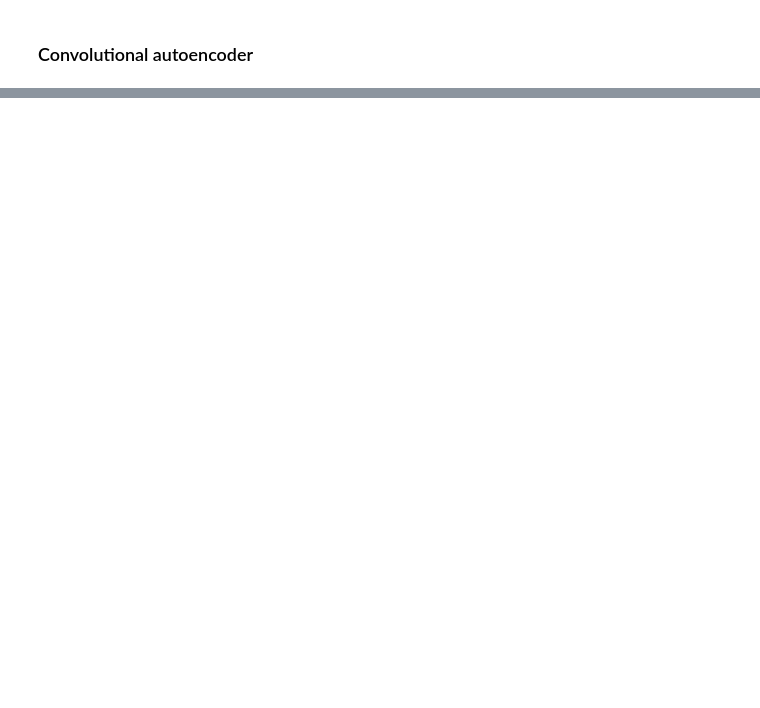
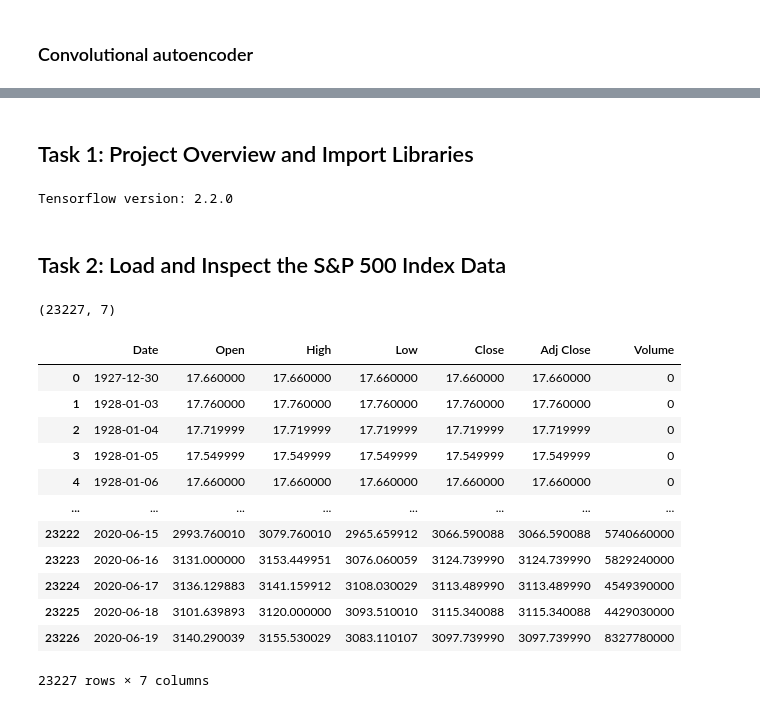
Before and after one commit to kevinpulido89/ML, a Jupyter notebook: Building AutoEncoders.ipynb, the cells around one changed output, grey strips where cells are left out. Drawn from its saved outputs; the diff is of its cells as text; code cells hidden in the pictures; blank space fills up the shorter version.

```diff
--- a/Building AutoEncoders.ipynb
+++ b/Building AutoEncoders.ipynb
@@ -689,22 +515,47 @@ for images, row in zip([noise_test_dataset[:10], predicted], axes):
 <img align=center src="https://rhyme.com/assets/img/logo-dark.png"></img>
 
 # Introduction to Anomaly Detection in Time Series with Keras
+# %% [markdown]
+## Task 1: Project Overview and Import Libraries
 # %%
 import numpy as np
 import tensorflow as tf
 import pandas as pd
 pd.options.mode.chained_assignment = None
 import seaborn as sns
-from matplotlib.pylab import rcParams
 import matplotlib.pyplot as plt
 import plotly.express as px
 import plotly.graph_objects as go
+from matplotlib.pylab import rcParams
 
 %matplotlib inline
 
 sns.set(style='whitegrid', palette='muted')
-rcParams['figure.figsize'] = 14, 8
+rcParams['figure.figsize'] = 14, 7
 np.random.seed(1)
 tf.random.set_seed(1)
 
 print('Tensorflow version:', tf.__version__)
+# %% [output]
+Tensorflow version: 2.2.0
+# %% [markdown]
+## Task 2: Load and Inspect the S&P 500 Index Data
+# %%
+df = pd.read_csv('/content/S&P_500_Index_1927_2020.csv', parse_dates=['Date'])
+print(df.shape)
+display(df)
+# %% [output]
+(23227, 7)
+|  | Date | Open | High | Low | Close | Adj Close | Volume |
+| 0 | 1927-12-30 | 17.660000 | 17.660000 | 17.660000 | 17.660000 | 17.660000 | 0 |
+| 1 | 1928-01-03 | 17.760000 | 17.760000 | 17.760000 | 17.760000 | 17.760000 | 0 |
+| 2 | 1928-01-04 | 17.719999 | 17.719999 | 17.719999 | 17.719999 | 17.719999 | 0 |
+| 3 | 1928-01-05 | 17.549999 | 17.549999 | 17.549999 | 17.549999 | 17.549999 | 0 |
+| 4 | 1928-01-06 | 17.660000 | 17.660000 | 17.660000 | 17.660000 | 17.660000 | 0 |
+| ... | ... | ... | ... | ... | ... | ... | ... |
+| 23222 | 2020-06-15 | 2993.760010 | 3079.760010 | 2965.659912 | 3066.590088 | 3066.590088 | 5740660000 |
+| 23223 | 2020-06-16 | 3131.000000 | 3153.449951 | 3076.060059 | 3124.739990 | 3124.739990 | 5829240000 |
+| 23224 | 2020-06-17 | 3136.129883 | 3141.159912 | 3108.030029 | 3113.489990 | 3113.489990 | 4549390000 |
+| 23225 | 2020-06-18 | 3101.639893 | 3120.000000 | 3093.510010 | 3115.340088 | 3115.340088 | 4429030000 |
+| 23226 | 2020-06-19 | 3140.290039 | 3155.530029 | 3083.110107 | 3097.739990 | 3097.739990 | 8327780000 |
+23227 rows × 7 columns
```
Also changed, not shown: parts of 51 cells of this notebook.
